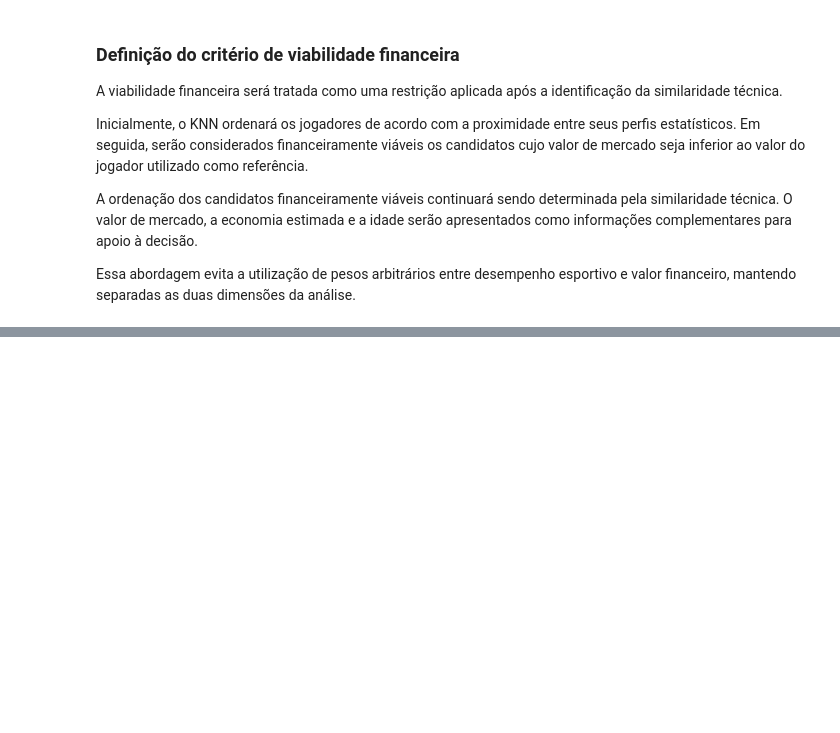
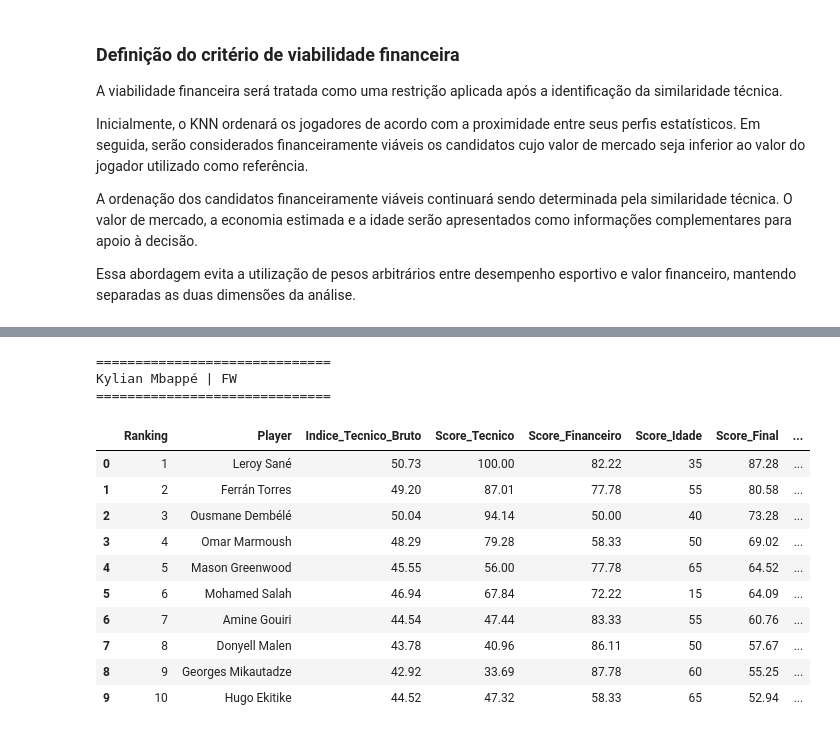
Before and after one commit to bmlogs64/TCC-Futebol-ML, a Jupyter notebook: TCC_Futebol.ipynb, the cells around one changed output, grey strips where cells are left out. Drawn from its saved outputs; the diff is of its cells as text; code cells hidden in the pictures; blank space fills up the shorter version.

```diff
--- a/TCC_Futebol.ipynb
+++ b/TCC_Futebol.ipynb
@@ -8008,0 +9212,18 @@ for jogador, posicao in testes_modelo_final:
+# %%
+TAMANHO_POOL_TECNICO = 30
+
+PESO_TECNICO = 0.55
+PESO_FINANCEIRO = 0.35
+PESO_IDADE = 0.10
+
+print(
+    "Pool técnico:",
+    TAMANHO_POOL_TECNICO
+)
+
+print(
+    "Pesos:",
+    PESO_TECNICO,
+    PESO_FINANCEIRO,
+    PESO_IDADE
+)
@@ -8008,0 +9360,61 @@ for jogador, posicao in testes_modelo_final:
+# %%
+resultados_ranking_final = {}
+
+for jogador, posicao in testes_modelo_final:
+
+    resultado = (
+        recomendar_substitutos_final(
+            jogador=jogador,
+            posicao=posicao,
+            quantidade=10
+        )
+    )
+
+    resultados_ranking_final[
+        jogador
+    ] = resultado
+
+    print(
+        f"\n=============================="
+    )
+
+    print(
+        f"{jogador} | {posicao}"
+    )
+
+    print(
+        "=============================="
+    )
+
+    display(
+        resultado[
+            [
+                "Ranking",
+                "Player",
+                "Indice_Tecnico_Bruto",
+                "Score_Tecnico",
+                "Score_Financeiro",
+                "Score_Idade",
+                "Score_Final",
+                "Valor_Mercado_Milhoes",
+                "Economia_Milhoes",
+                "Idade"
+            ]
+        ]
+        .round(2)
+    )
+# %% [output]
+==============================
+Kylian Mbappé | FW
+==============================
+|  | Ranking | Player | Indice_Tecnico_Bruto | Score_Tecnico | Score_Financeiro | Score_Idade | Score_Final | ... |
+| 0 | 1 | Leroy Sané | 50.73 | 100.00 | 82.22 | 35 | 87.28 | ... |
+| 1 | 2 | Ferrán Torres | 49.20 | 87.01 | 77.78 | 55 | 80.58 | ... |
+| 2 | 3 | Ousmane Dembélé | 50.04 | 94.14 | 50.00 | 40 | 73.28 | ... |
+| 3 | 4 | Omar Marmoush | 48.29 | 79.28 | 58.33 | 50 | 69.02 | ... |
+| 4 | 5 | Mason Greenwood | 45.55 | 56.00 | 77.78 | 65 | 64.52 | ... |
+| 5 | 6 | Mohamed Salah | 46.94 | 67.84 | 72.22 | 15 | 64.09 | ... |
+| 6 | 7 | Amine Gouiri | 44.54 | 47.44 | 83.33 | 55 | 60.76 | ... |
+| 7 | 8 | Donyell Malen | 43.78 | 40.96 | 86.11 | 50 | 57.67 | ... |
+| 8 | 9 | Georges Mikautadze | 42.92 | 33.69 | 87.78 | 60 | 55.25 | ... |
+| 9 | 10 | Hugo Ekitike | 44.52 | 47.32 | 58.33 | 65 | 52.94 | ... |
```
Also changed, not shown: parts of 40 cells of this notebook.
